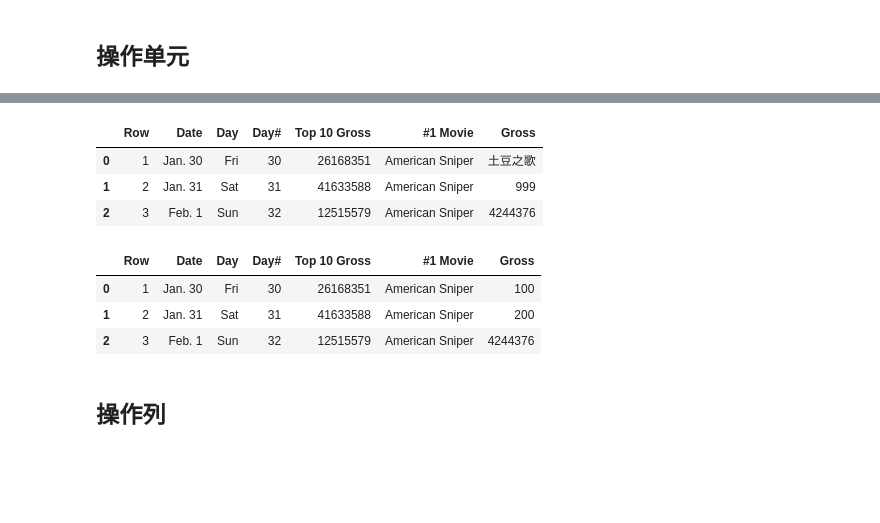
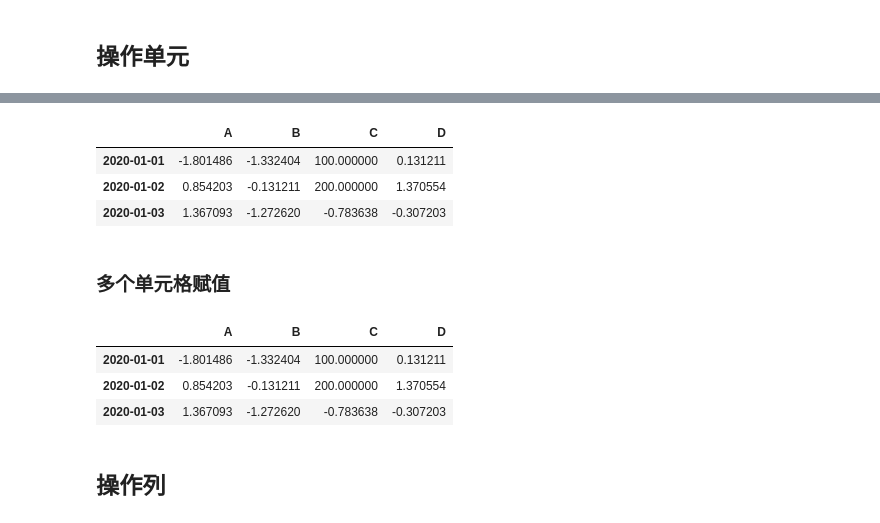
Before and after one commit to dormouse/notes, a Jupyter notebook: source/pandas/pandas_note.ipynb, the cells around one changed output, grey strips where cells are left out. Cells and saved outputs as stored; diff of their text form; code cells hidden in the pictures; blank space fills up the shorter version.

```diff
--- a/source/pandas/pandas_note.ipynb
+++ b/source/pandas/pandas_note.ipynb
@@ -711,0 +715,3 @@ df.loc[:, (df.dtypes == np.dtype('O')).values].head()
+# %%
+df = get_random_df()
+df
@@ -712,24 +726,24 @@ df.loc[:, (df.dtypes == np.dtype('O')).values].head()
 # %%
-df = get_movie_df()
 # 单元格赋值
 # 单个单元格赋值
-df.iloc[0, 6] = '土豆之歌'
-df.loc[df.index[1], 'Gross']= 999
+df.iloc[0, 3] = 0.131211
+df.loc['2020-01-02', 'B']= -0.131211
 df.head(3)
 # %% [output]
-|  | Row | Date | Day | Day# | Top 10 Gross | #1 Movie | Gross |
-| 0 | 1 | Jan. 30 | Fri | 30 | 26168351 | American Sniper | 土豆之歌 |
-| 1 | 2 | Jan. 31 | Sat | 31 | 41633588 | American Sniper | 999 |
-| 2 | 3 | Feb. 1 | Sun | 32 | 12515579 | American Sniper | 4244376 |
+|  | A | B | C | D |
+| 2020-01-01 | -1.801486 | -1.332404 | 100.000000 | 0.131211 |
+| 2020-01-02 | 0.854203 | -0.131211 | 200.000000 | 1.370554 |
+| 2020-01-03 | 1.367093 | -1.272620 | -0.783638 | -0.307203 |
+# %% [markdown]
+### 多个单元格赋值
 # %%
-# 多单个单元格赋值
-df.loc[df.index[0:2], 'Gross'] = [100, 200]
+df.loc[df.index[0:2], 'C'] = [100, 200]
 df.head(3)
 # %% [output]
-|  | Row | Date | Day | Day# | Top 10 Gross | #1 Movie | Gross |
-| 0 | 1 | Jan. 30 | Fri | 30 | 26168351 | American Sniper | 100 |
-| 1 | 2 | Jan. 31 | Sat | 31 | 41633588 | American Sniper | 200 |
-| 2 | 3 | Feb. 1 | Sun | 32 | 12515579 | American Sniper | 4244376 |
+|  | A | B | C | D |
+| 2020-01-01 | -1.801486 | -1.332404 | 100.000000 | 0.131211 |
+| 2020-01-02 | 0.854203 | -0.131211 | 200.000000 | 1.370554 |
+| 2020-01-03 | 1.367093 | -1.272620 | -0.783638 | -0.307203 |
 # %% [markdown]
 ## 操作列
 # %% [markdown]
```
Also changed, not shown: parts of 3 cells of this notebook, 1 other file.
